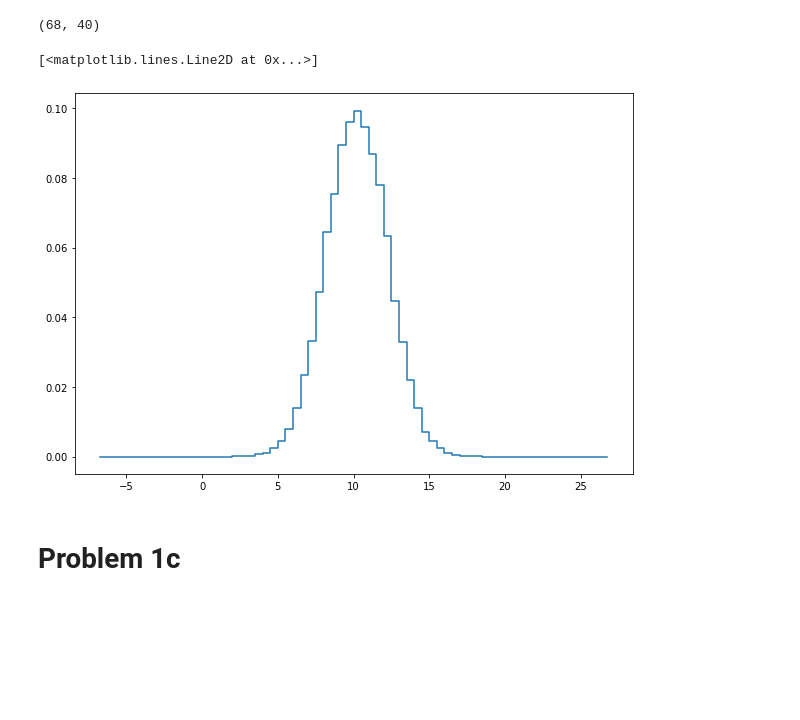
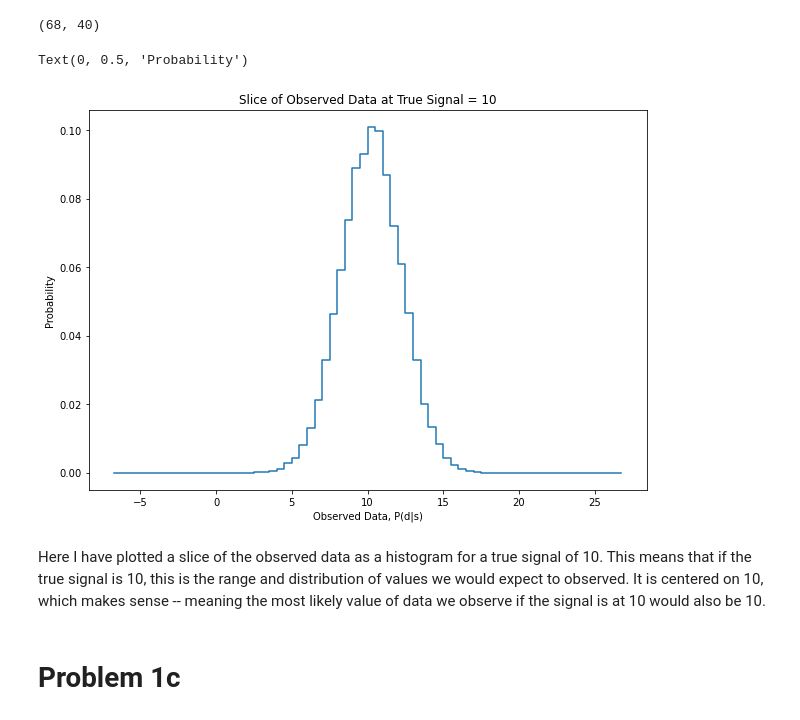
Before and after one commit to afspicciati/Phys-434, a Jupyter notebook: Homeworks/Homework5.ipynb, the cells around one changed output. Cells and saved outputs as stored; diff of their text form; code cells hidden in the pictures; blank space fills up the shorter version.

```diff
--- a/Homeworks/Homework5.ipynb
+++ b/Homeworks/Homework5.ipynb
@@ -54,9 +54,14 @@ Psd.shape
 (68, 40)
 # %%
 plt.step(datacenters,Psd[:,idx]*10,where='mid')
+plt.title('Slice of Observed Data at True Signal = 10')
+plt.xlabel('Observed Data, P(d|s)')
+plt.ylabel('Probability')
 # %% [output]
-[<matplotlib.lines.Line2D at 0x...>]
+Text(0, 0.5, 'Probability')
-[figure, old version]
+[figure, new version]
+# %% [markdown]
+Here I have plotted a slice of the observed data as a histogram for a true signal of 10. This means that if the true signal is 10, this is the range and distribution of values we would expect to observed. It is centered on 10, which makes sense -- meaning the most likely value of data we observe if the signal is at 10 would also be 10.
 # %% [markdown]
 # Problem 1c
 # %%
```
Also changed, not shown: parts of 12 cells of this notebook.
